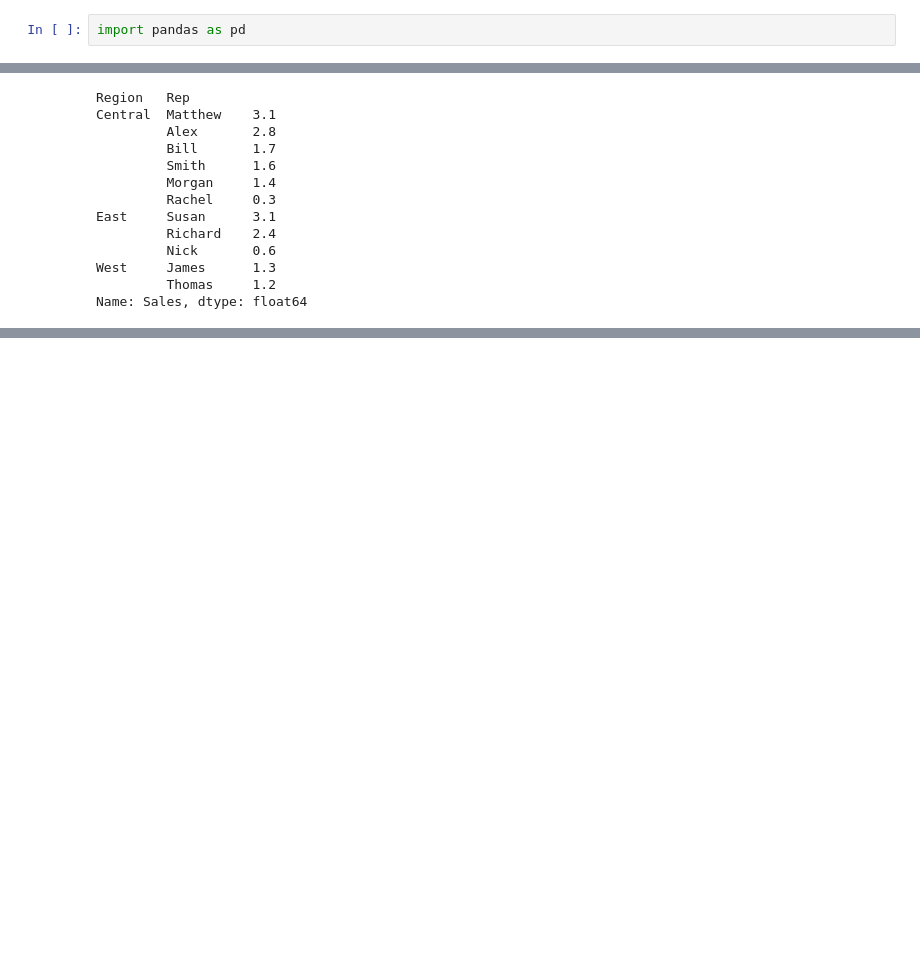
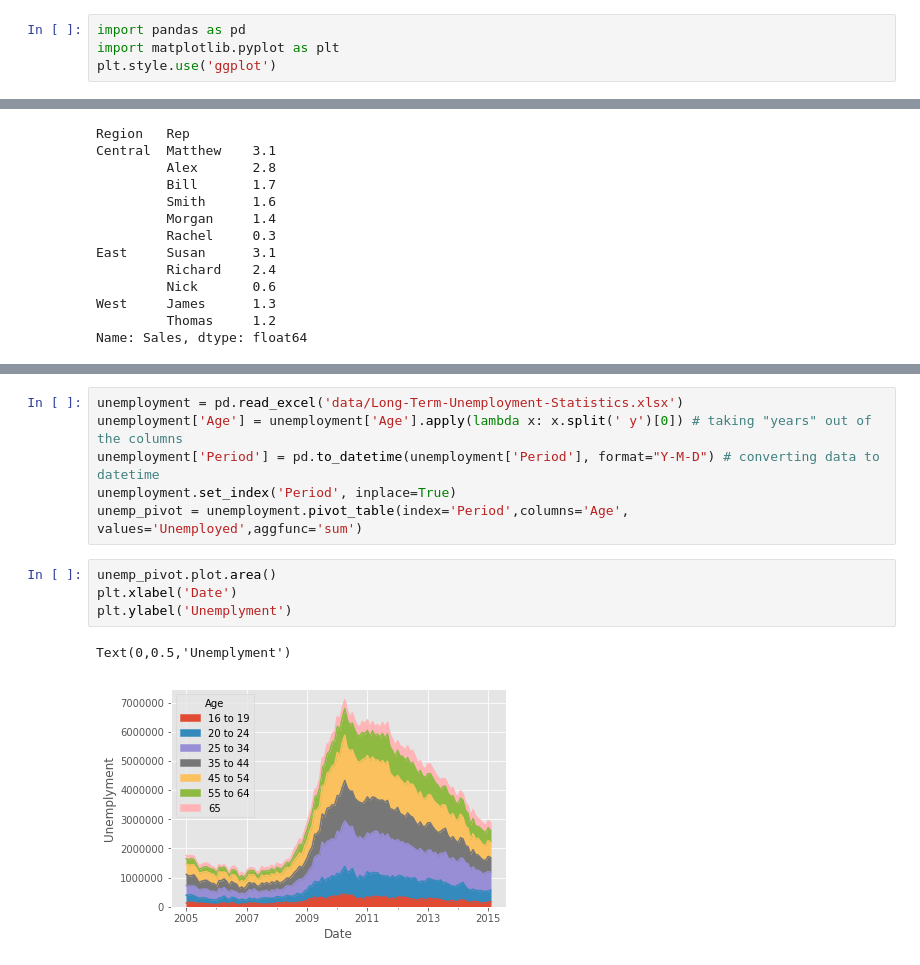
Before and after one commit to amnghd/Tableau_A_Z_practices, a Jupyter notebook: Demo on Tableau 10.ipynb, the cells around one changed output, grey strips where cells are left out. Drawn from its saved outputs; the diff is of its cells as text; blank space fills up the shorter version.

```diff
--- a/Demo on Tableau 10.ipynb
+++ b/Demo on Tableau 10.ipynb
@@ -4,6 +4,8 @@
 The goal of this notebook is to show some visuals made possible by Tableau on different datasets. Each data sets will be quickly explored and then the visuals will be provided. The data sets are downloaded from [SuperDataScientist website](https://www.superdatascience.com/tableau/).
 # %%
 import pandas as pd
+import matplotlib.pyplot as plt
+plt.style.use('ggplot')
 # %% [markdown]
 # Story 1: How are sales rep doing?
 
@@ -52,0 +63,13 @@ Name: Sales, dtype: float64
+# %%
+unemployment = pd.read_excel('data/Long-Term-Unemployment-Statistics.xlsx')
+unemployment['Age'] = unemployment['Age'].apply(lambda x: x.split(' y')[0]) # taking "years" out of the columns
+unemployment['Period'] = pd.to_datetime(unemployment['Period'], format="Y-M-D") # converting data to datetime
+unemployment.set_index('Period', inplace=True)
+unemp_pivot = unemployment.pivot_table(index='Period',columns='Age', values='Unemployed',aggfunc='sum')
+# %%
+unemp_pivot.plot.area()
+plt.xlabel('Date')
+plt.ylabel('Unemplyment')
+# %% [output]
+Text(0,0.5,'Unemplyment')
+[figure, added]
```
Also changed, not shown: parts of 6 cells of this notebook, 6 other files.
